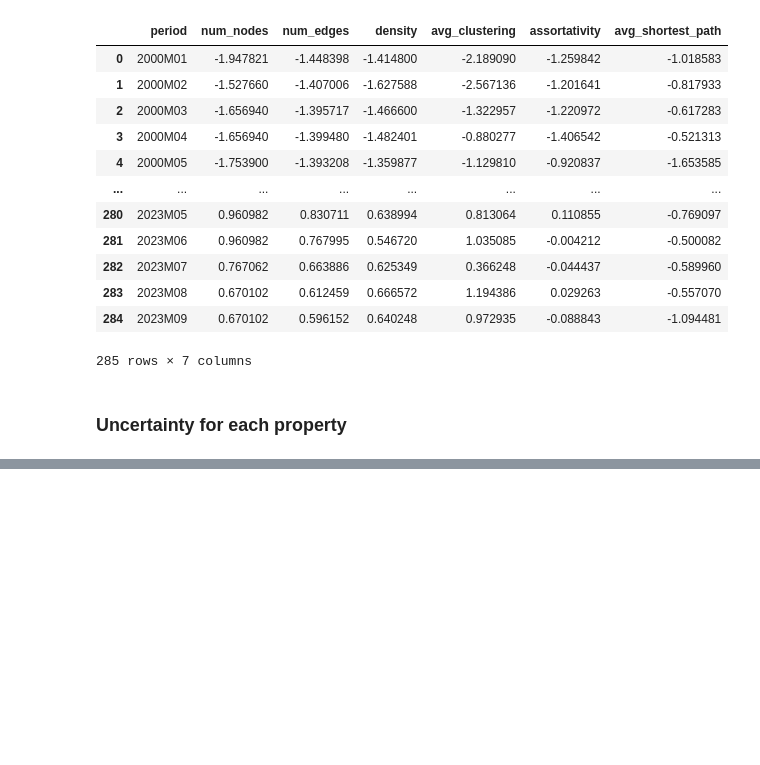
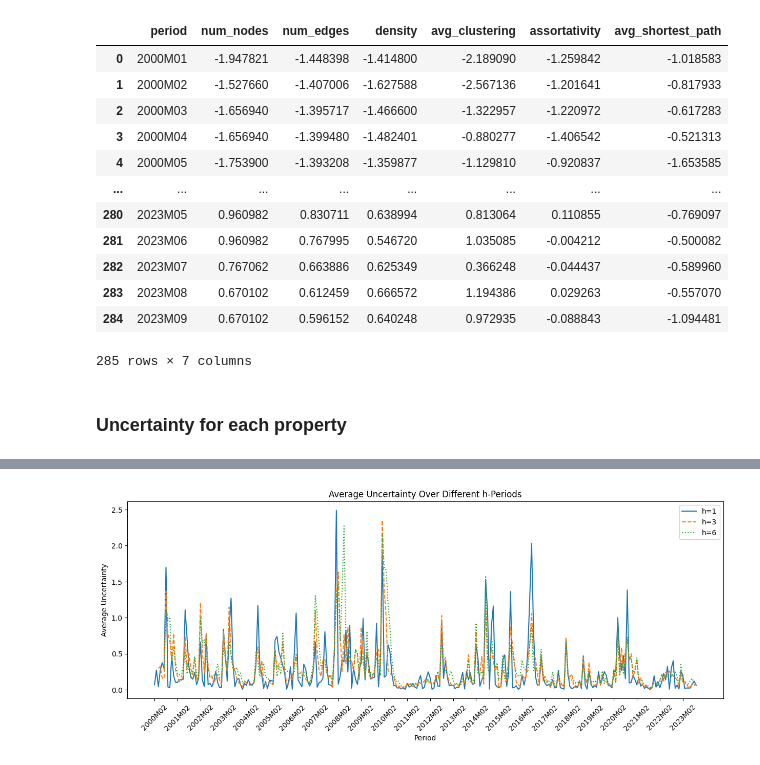
Before and after one commit to Sifan1997/Code_for_thesis, a Jupyter notebook: notebook/2_uncertainty_measurement.ipynb, the cells around one changed output, grey strips where cells are left out. Cells and saved outputs as stored; diff of their text form; code cells hidden in the pictures; blank space fills up the shorter version.

```diff
--- a/notebook/2_uncertainty_measurement.ipynb
+++ b/notebook/2_uncertainty_measurement.ipynb
@@ -74,0 +79,29 @@ mse_df
+# %%
+# Specify the values of h
+h_values = [1, 3, 6]
+
+# Generate mse_df DataFrames for different values of h
+mse_df_1, mse_df_2, mse_df_3 = [calculate_mse_df(df, h) for h in h_values]
+
+# Calculate 'avg_uncertainty' and 'weighted_uncertainty' for each row in mse_df
+uncertainties_1 = calculate_uncertainty_metrics(mse_df_1)
+uncertainties_2 = calculate_uncertainty_metrics(mse_df_2)
+uncertainties_3 = calculate_uncertainty_metrics(mse_df_3)
+# %%
+# Plot 'avg_uncertainty'
+plt.figure(figsize=(15, 5))
+plt.plot(uncertainties_1['period'], uncertainties_1['avg_uncertainty'], label='h=1', linestyle='-')
+plt.plot(uncertainties_2['period'], uncertainties_2['avg_uncertainty'], label='h=3', linestyle='--')
+plt.plot(uncertainties_3['period'], uncertainties_3['avg_uncertainty'], label='h=6', linestyle=':')
+
+
+plt.title('Average Uncertainty Over Different h-Periods')
+plt.xlabel('Period')
+plt.ylabel('Average Uncertainty')
+plt.legend()
+
+# Set x-axis ticks at intervals of 12 periods and rotate x-labels
+plt.xticks(uncertainties_1['period'][::12], rotation=45)
+plt.show()
+# %% [output]
+[figure, added]
```
Also changed, not shown: parts of 2 cells of this notebook, 5 other files.
